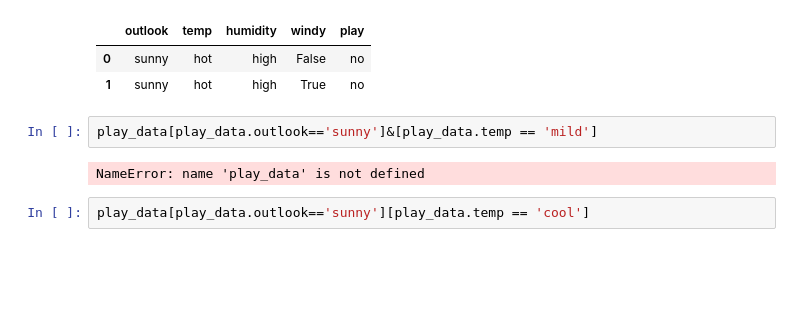
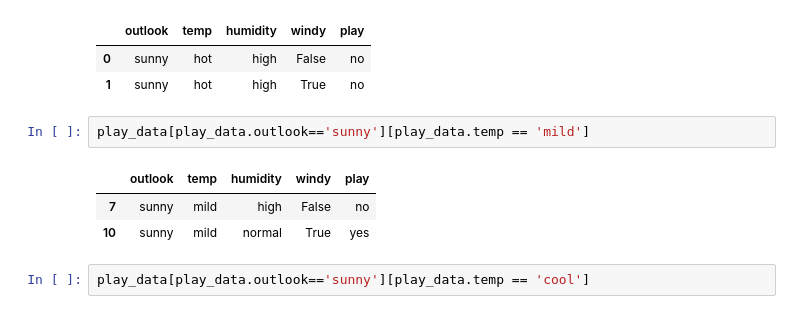
Before and after one commit to Whale81/DecisionTreeAssignment, a Jupyter notebook: classwork/decision_tree.ipynb, the cells around one changed output. Cells and saved outputs as stored; diff of their text form; blank space fills up the shorter version.

```diff
--- a/classwork/decision_tree.ipynb
+++ b/classwork/decision_tree.ipynb
@@ -295,9 +323,11 @@ play_data[play_data.outlook=='sunny'][play_data.temp == 'hot']
 | 0 | sunny | hot | high | False | no |
 | 1 | sunny | hot | high | True | no |
 # %%
-play_data[play_data.outlook=='sunny']&[play_data.temp == 'mild']
+play_data[play_data.outlook=='sunny'][play_data.temp == 'mild']
 # %% [output]
-NameError: name 'play_data' is not defined
+|  | outlook | temp | humidity | windy | play |
+| 7 | sunny | mild | high | False | no |
+| 10 | sunny | mild | normal | True | yes |
 # %%
 play_data[play_data.outlook=='sunny'][play_data.temp == 'cool']
 # %% [output]
```
Also changed, not shown: parts of 9 cells of this notebook.
